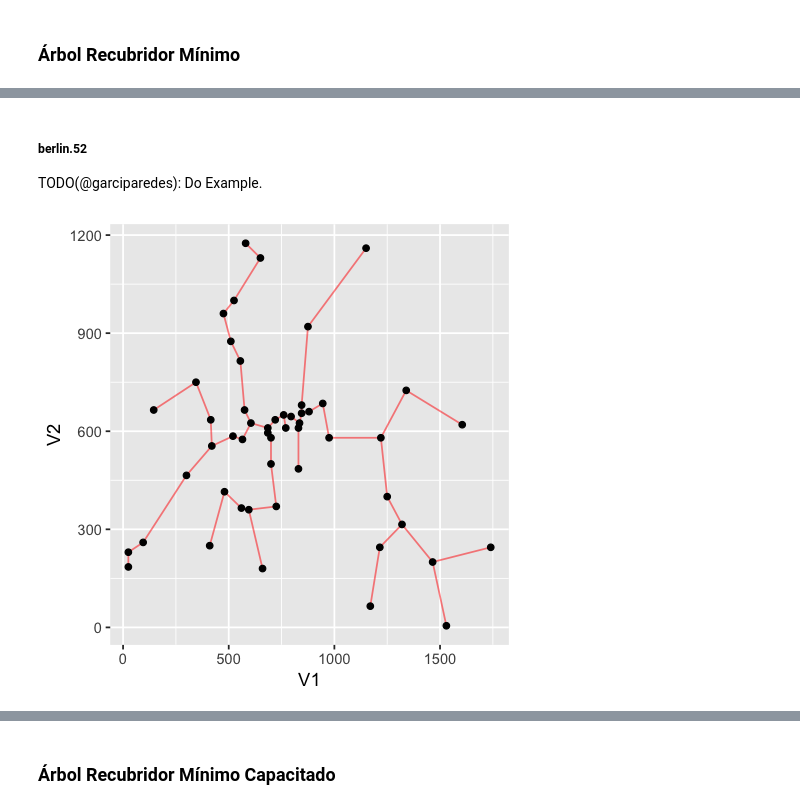
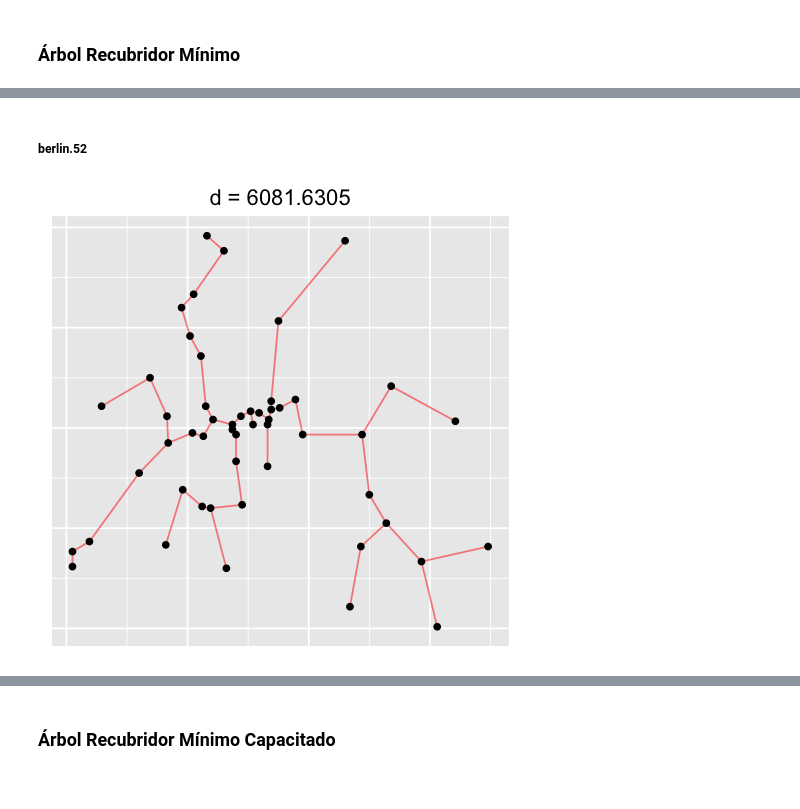
Before and after one commit to garciparedes/integer-programming-heuristics, a Jupyter notebook: integer-programming-network-heuristics.ipynb, the cells around one changed output, grey strips where cells are left out. Saved outputs shown, nothing was run; the diff lists cells and outputs as text; code cells hidden in the pictures.

Commit message:
Done with network problem

```diff
--- a/integer-programming-network-heuristics.ipynb
+++ b/integer-programming-network-heuristics.ipynb
@@ -79,8 +88,7 @@ ReadRaw <- function(file.path) {
     return(raw)
 }
 # %%
-Format1DFixedCostNetworkSolution <- function(s, p) {
-
+Format1DFixedCostNetworkSolution <- function(s, p, with.edges = FALSE) {
     if (length(s$solution) %% p$n == 0) {
         n <- p$n
     } else {
@@ -88,10 +96,11 @@ Format1DFixedCostNetworkSolution <- function(s, p) {
     }
     l <- list(
         min.cost = s$optimum,
-        quantity = matrix(s$solution[1:(n ^ 2)], ncol = n, byrow = TRUE),
-        edge     = matrix(s$solution[(n ^ 2 + 1):(2 * n ^ 2)], ncol = n, byrow = TRUE)
+        quantity = matrix(s$solution[1:(n ^ 2)], ncol = n, byrow = TRUE)
     )
-
+    if (with.edges) {
+        l$edge <- matrix(s$solution[(n ^ 2 + 1):(2 * n ^ 2)], ncol = n, byrow = TRUE)
+    }
     if (length(a$solution) > (2 * n ^ 2)) {
         l$node <- matrix(s$solution[(2 * n ^ 2 + 1):(2 * n ^ 2 + n)], ncol = n, byrow = TRUE)
     }
@@ -367,11 +453,8 @@ SolveMinimumSpanningTree <- function(d, initial = sample(1:ncol(d), 1), ...) {
     y <- matrix(0, ncol = ncol(d), nrow = nrow(d))
     x[initial] <- 1
     while (any(x == 0)) {
-
         ij <- which(d == min(d[x == 1, x == 0]), arr.ind = TRUE)
-        ij <- ij[x[ij[,1]] == 1 & x[ij[,2]] == 0, , drop = FALSE]
-        ij <- ij[1,, drop = FALSE]
-
+        ij <- ij[x[ij[,1]] == 1 & x[ij[,2]] == 0, , drop = FALSE][1,, drop = FALSE]
         y[ij] <- 1
         x[ij[2]] <- 1
     }
@@ -430,7 +499,5 @@ matriz.12x12.p <- list(n = 12,
 # %% [markdown]
 ##### berlin.52
-
-TODO(@garciparedes): Do Example.
 # %%
 berlin.52 <-
     "berlin52.dat" %>%
@@ -439,12 +506,20 @@ berlin.52 <-
 # %%
 options(repr.plot.width = 4, repr.plot.height = 4)
 y <- SolveMinimumSpanningTree(dist(berlin.52))
 cbind(berlin.52[y[, 1], ], berlin.52[y[, 2], ]) %>%
 as.data.frame() %>%
 ggplot() +
     geom_segment(aes(x = V1, y = V2, xend = V3, yend = V4),colour="red",alpha=0.5) +
-    geom_point(data = as.data.frame(berlin.52), aes(x = V1, y = V2))
+    geom_point(data = as.data.frame(berlin.52), aes(x = V1, y = V2)) +
+    ggtitle(paste("d =", round(sum(as.matrix(dist(berlin.52))[y]), digits = 4))) +
+    theme(plot.title   = element_text(hjust = 0.5),
+          axis.title.x = element_blank(),
+          axis.text.x  = element_blank(),
+          axis.ticks.x = element_blank(),
+          axis.title.y = element_blank(),
+          axis.text.y  = element_blank(),
+          axis.ticks.y = element_blank())
 # %% [output]
-[figure, old version]
+[figure, new version]
 # %% [markdown]
 ##### st.70
```
Also changed, not shown: parts of 84 cells of this notebook, 2 other files.
